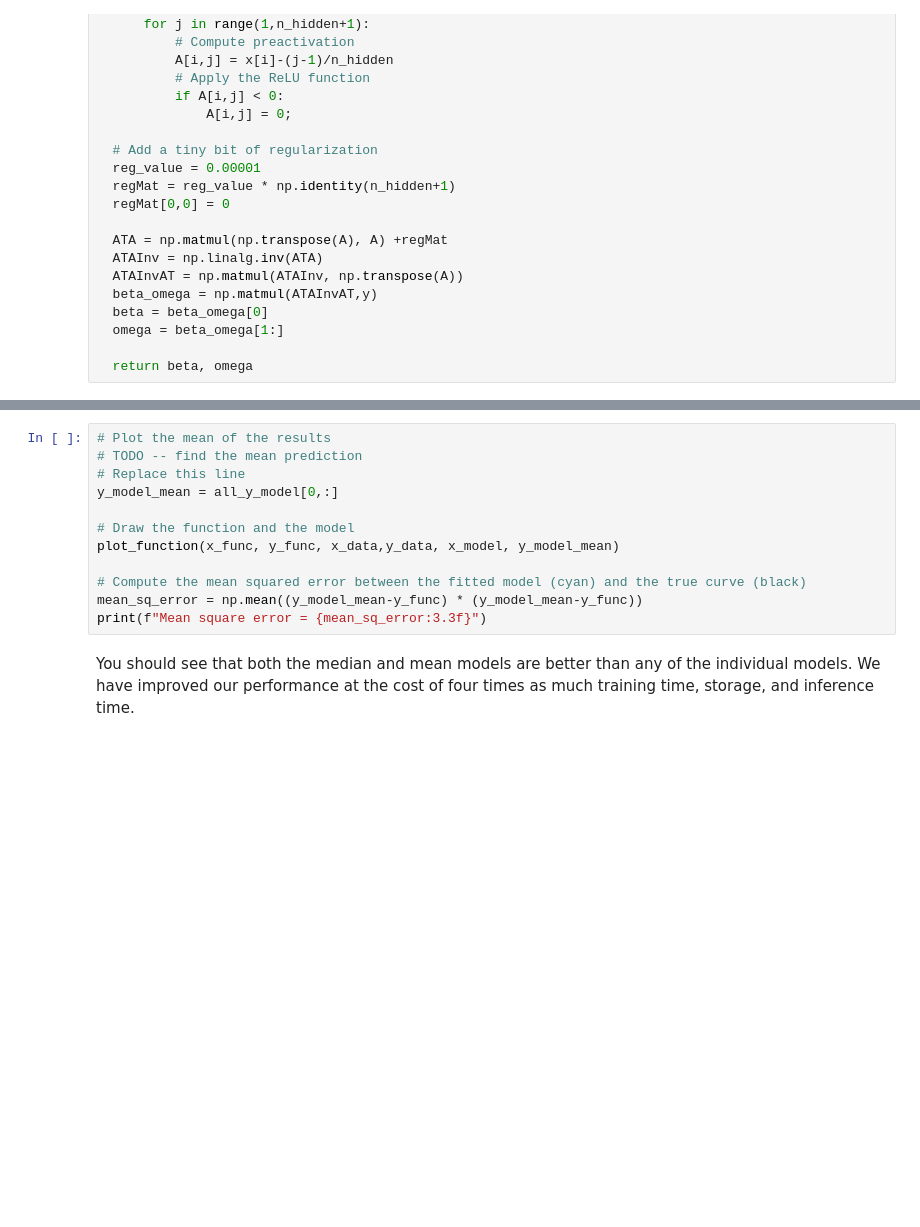
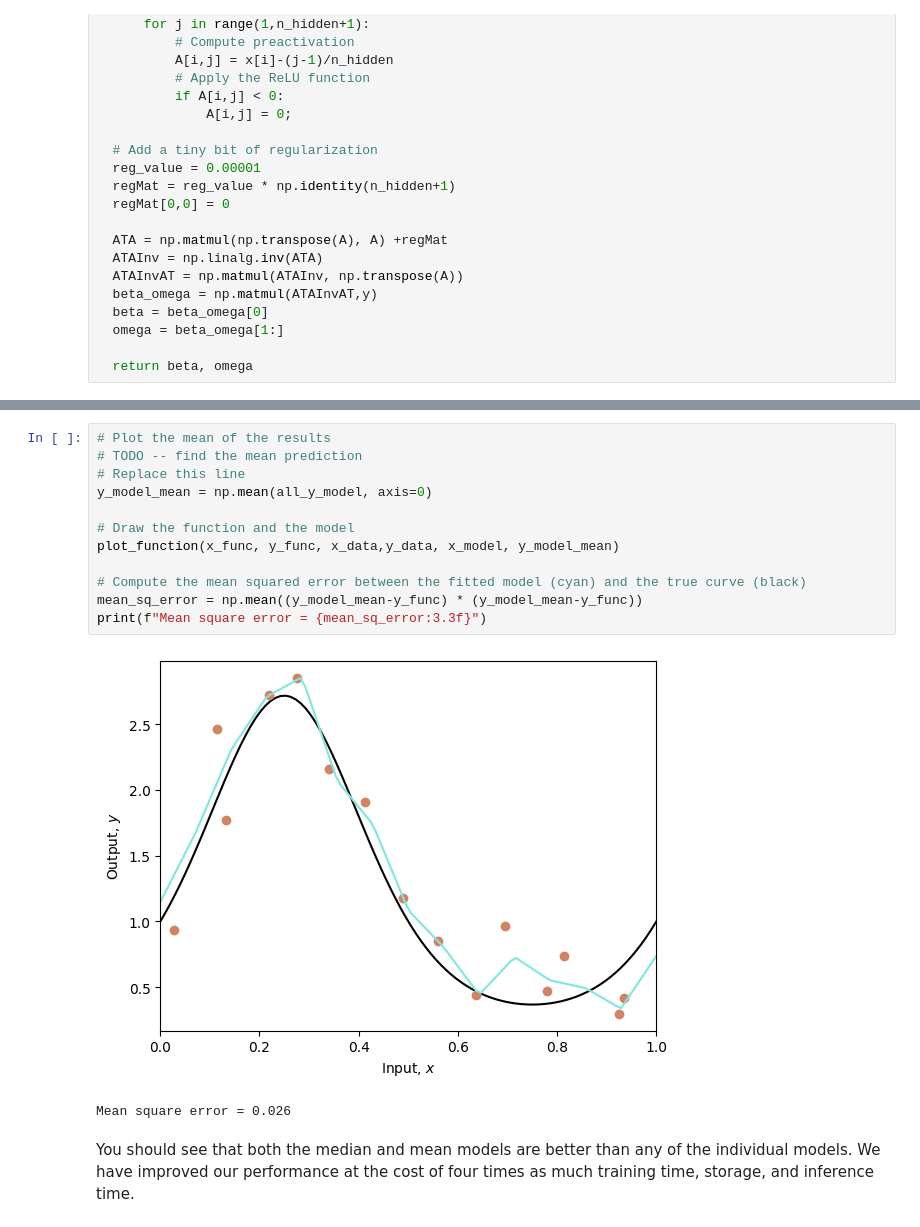
Before and after one commit to anjandhungana/udlbook, a Jupyter notebook: Notebooks/Chap09/9_3_Ensembling.ipynb, the cells around one changed output, grey strips where cells are left out. Saved outputs shown, nothing was run; the diff lists cells and outputs as text; blank space fills up the shorter version.

```diff
--- a/Notebooks/Chap09/9_3_Ensembling.ipynb
+++ b/Notebooks/Chap09/9_3_Ensembling.ipynb
@@ -174,14 +191,17 @@ print(f"Mean square error = {mean_sq_error:3.3f}")
 # %%
 # Plot the mean of the results
 # TODO -- find the mean prediction
 # Replace this line
-y_model_mean = all_y_model[0,:]
+y_model_mean = np.mean(all_y_model, axis=0)
 
 # Draw the function and the model
 plot_function(x_func, y_func, x_data,y_data, x_model, y_model_mean)
 
 # Compute the mean squared error between the fitted model (cyan) and the true curve (black)
 mean_sq_error = np.mean((y_model_mean-y_func) * (y_model_mean-y_func))
 print(f"Mean square error = {mean_sq_error:3.3f}")
+# %% [output]
+[figure, added]
+Mean square error = 0.026
 # %% [markdown]
 You should see that both the median and mean models are better than any of the individual models. We have improved our performance at the cost of four times as much training time, storage, and inference time.
```
Also changed, not shown: parts of 4 cells of this notebook.
